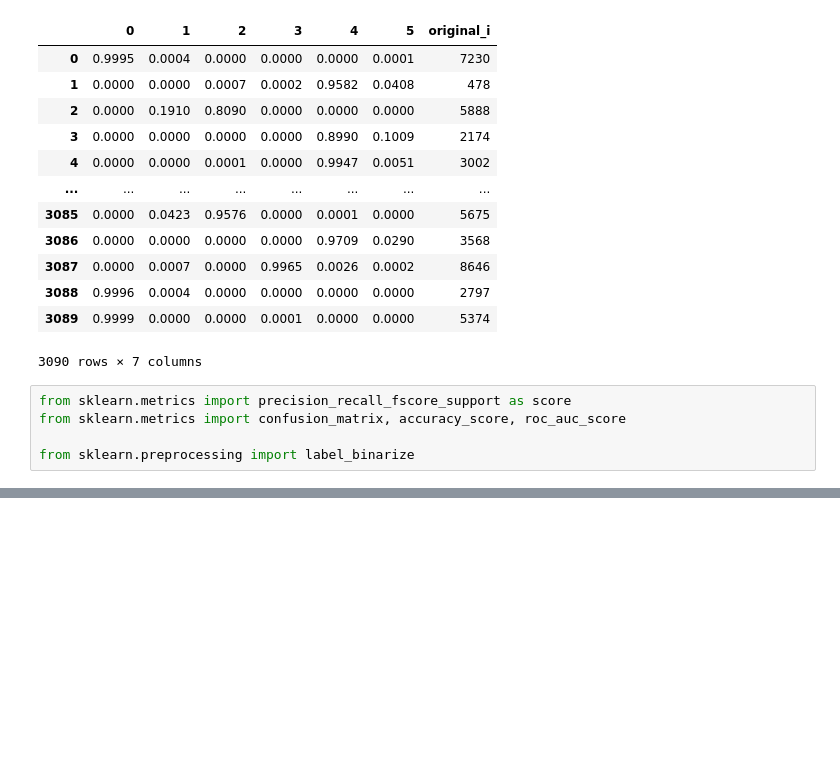
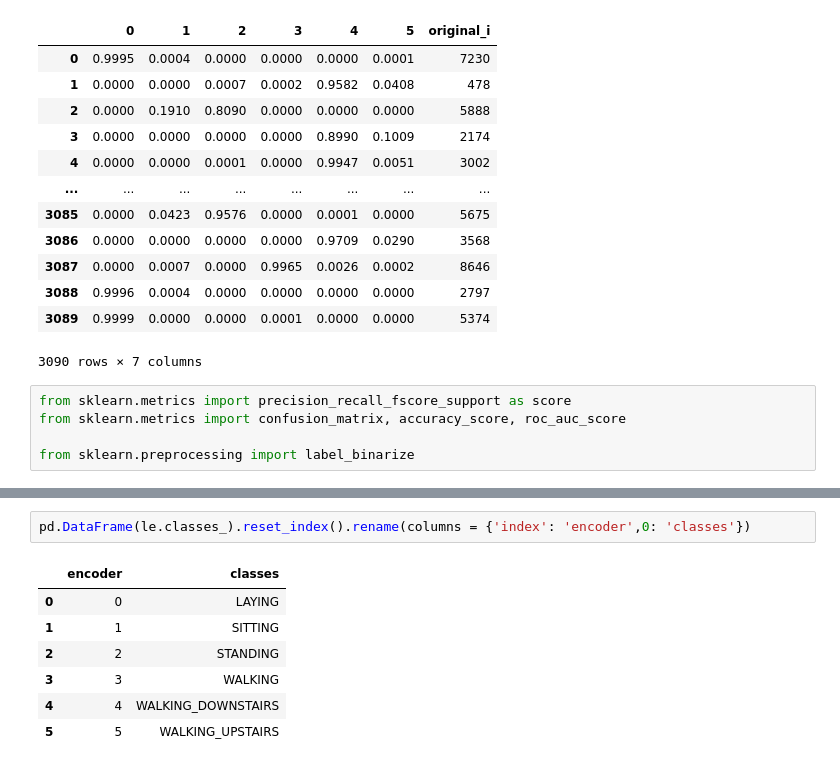
Before and after one commit to MassGH2023/Supervised-Machine-Learning-Classification, a Jupyter notebook: Logistic_regression.ipynb, the cells around one changed output, grey strips where cells are left out. Drawn from its saved outputs; the diff is of its cells as text; blank space fills up the shorter version.

```diff
--- a/Logistic_regression.ipynb
+++ b/Logistic_regression.ipynb
@@ -357,0 +397,10 @@ from sklearn.preprocessing import label_binarize
+# %%
+pd.DataFrame(le.classes_).reset_index().rename(columns = {'index': 'encoder',0: 'classes'})
+# %% [output]
+|  | encoder | classes |
+| 0 | 0 | LAYING |
+| 1 | 1 | SITTING |
+| 2 | 2 | STANDING |
+| 3 | 3 | WALKING |
+| 4 | 4 | WALKING_DOWNSTAIRS |
+| 5 | 5 | WALKING_UPSTAIRS |
```
Also changed, not shown: parts of 4 cells of this notebook.
